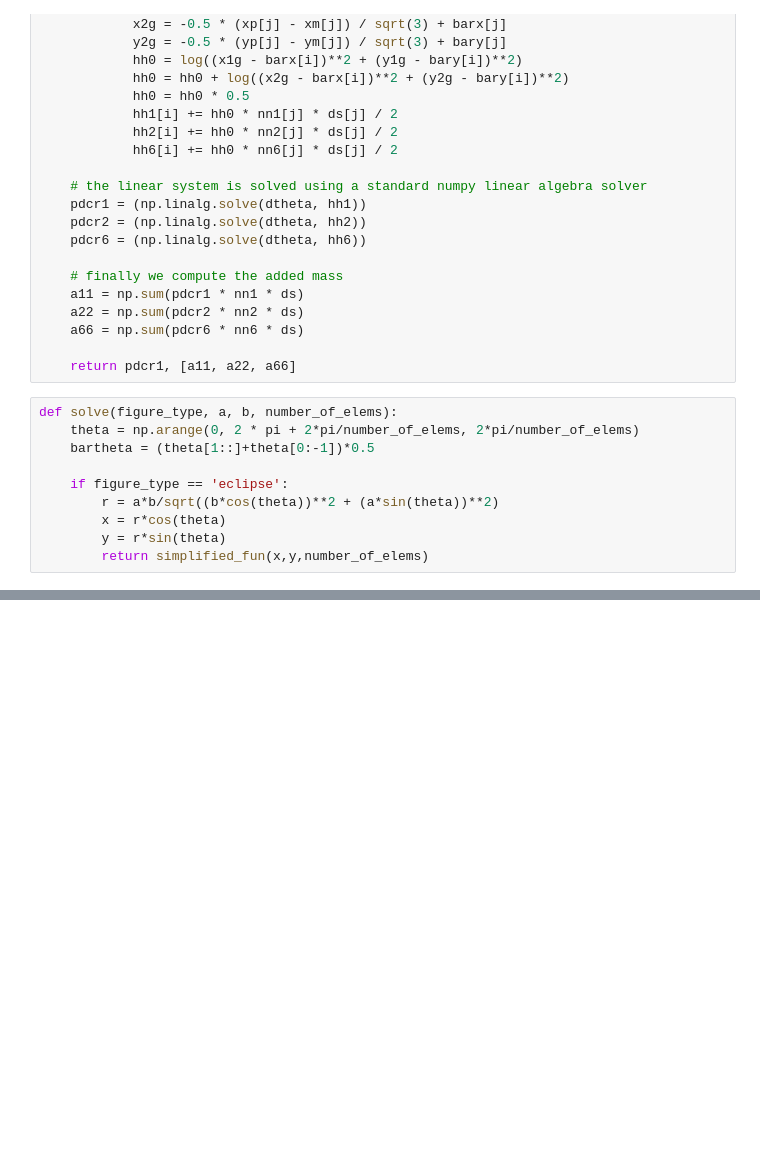
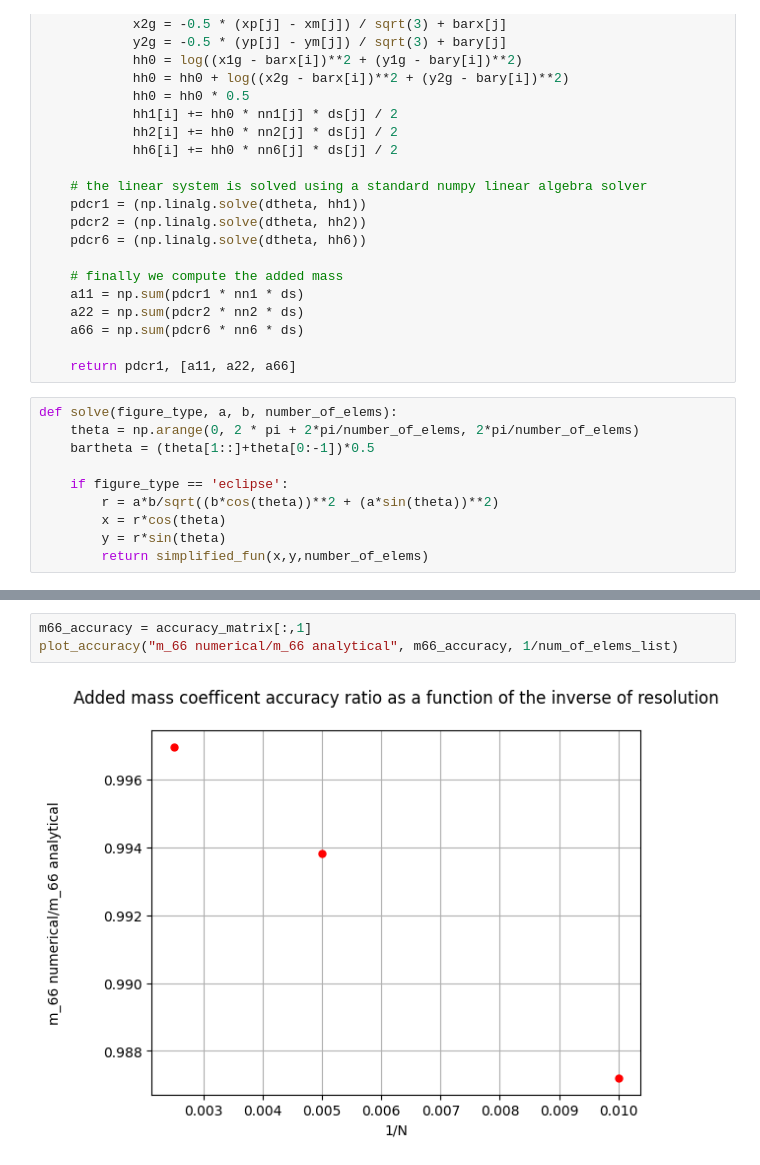
Before and after one commit to AnnaWojciechowska/MEK4420, a Jupyter notebook: Oblig1/ellipse_oblig.ipynb, the cells around one changed output, grey strips where cells are left out. Cells and saved outputs as stored; diff of their text form; blank space fills up the shorter version.

```diff
--- a/Oblig1/ellipse_oblig.ipynb
+++ b/Oblig1/ellipse_oblig.ipynb
@@ -88,0 +142,5 @@ def elipse_m_ij_coeficents(semi_major_len, semi_minor_len, number_of_elems):
+# %%
+m66_accuracy = accuracy_matrix[:,1]
+plot_accuracy("m_66 numerical/m_66 analytical", m66_accuracy, 1/num_of_elems_list)
+# %% [output]
+[figure, added]
```
Also changed, not shown: parts of 8 cells of this notebook, 1 other file.
